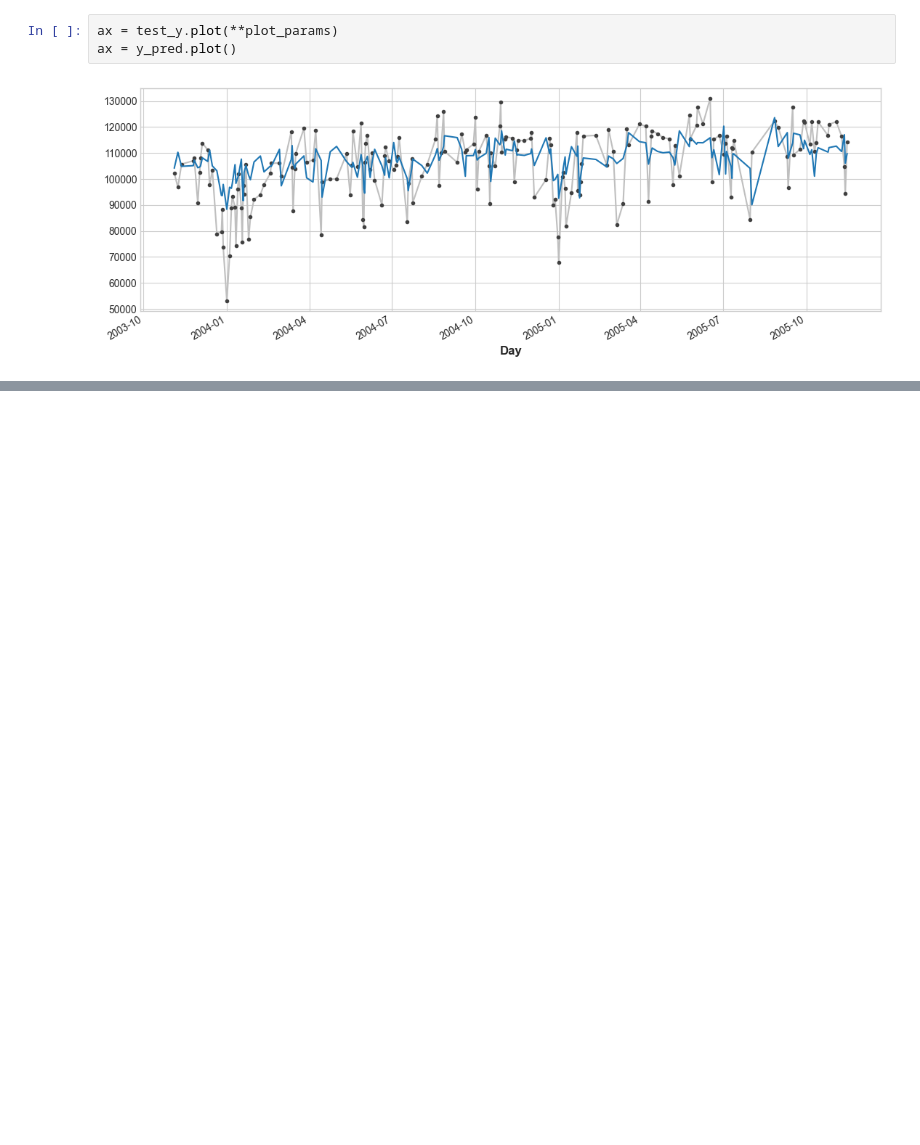
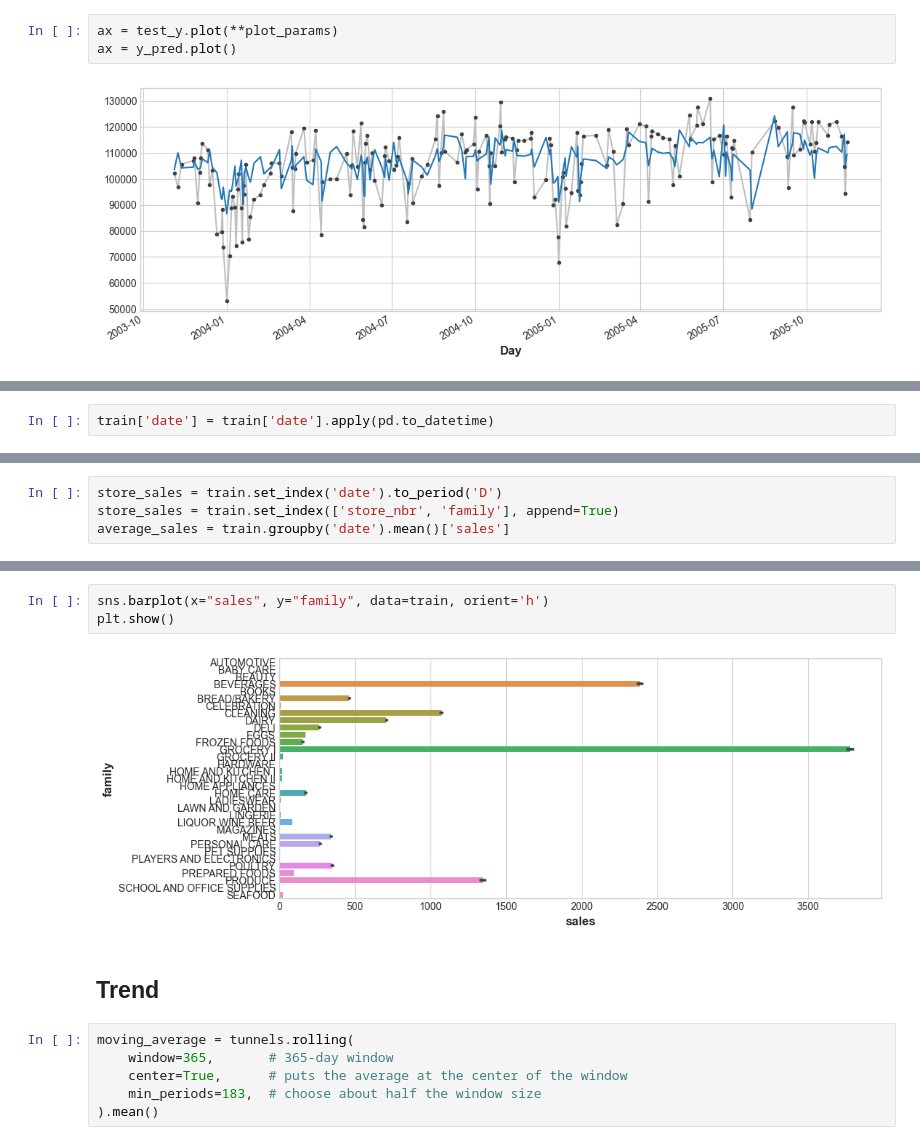
Before and after one commit to Medoci/Medoci, a Jupyter notebook: notebooks/Kaggle_Time_Series_Forecasting.ipynb, the cells around one changed output, grey strips where cells are left out. Cells and saved outputs as stored; diff of their text form; blank space fills up the shorter version.

Commit message:
added trends

```diff
--- a/notebooks/Kaggle_Time_Series_Forecasting.ipynb
+++ b/notebooks/Kaggle_Time_Series_Forecasting.ipynb
@@ -263,0 +313,2 @@ train.describe().T.style.background_gradient(cmap= 'cividis')
+# %%
+train['date'] = train['date'].apply(pd.to_datetime)
@@ -263,0 +325,4 @@ train.describe().T.style.background_gradient(cmap= 'cividis')
+# %%
+store_sales = train.set_index('date').to_period('D')
+store_sales = train.set_index(['store_nbr', 'family'], append=True)
+average_sales = train.groupby('date').mean()['sales']
@@ -263,0 +362,13 @@ train.describe().T.style.background_gradient(cmap= 'cividis')
+# %%
+sns.barplot(x="sales", y="family", data=train, orient='h')
+plt.show()
+# %% [output]
+[figure, added]
+# %% [markdown]
+## Trend
+# %%
+moving_average = tunnels.rolling(
+    window=365,       # 365-day window
+    center=True,      # puts the average at the center of the window
+    min_periods=183,  # choose about half the window size
+).mean()
```
Also changed, not shown: parts of 17 cells of this notebook.
